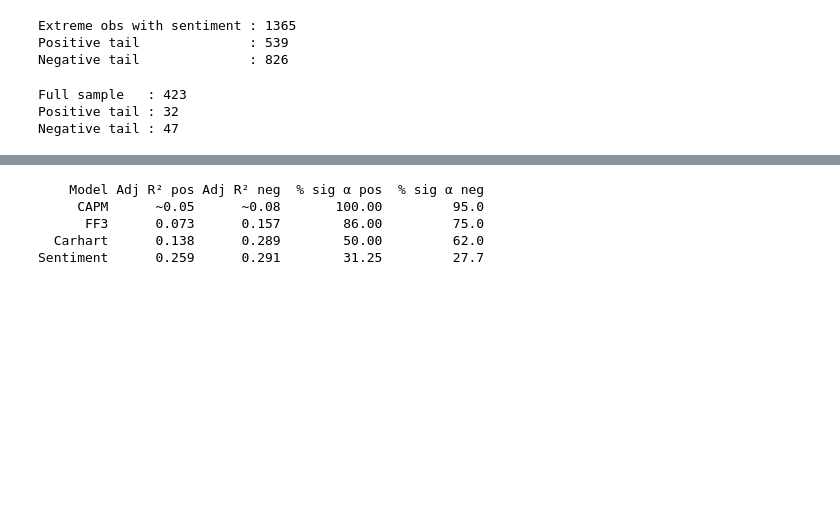
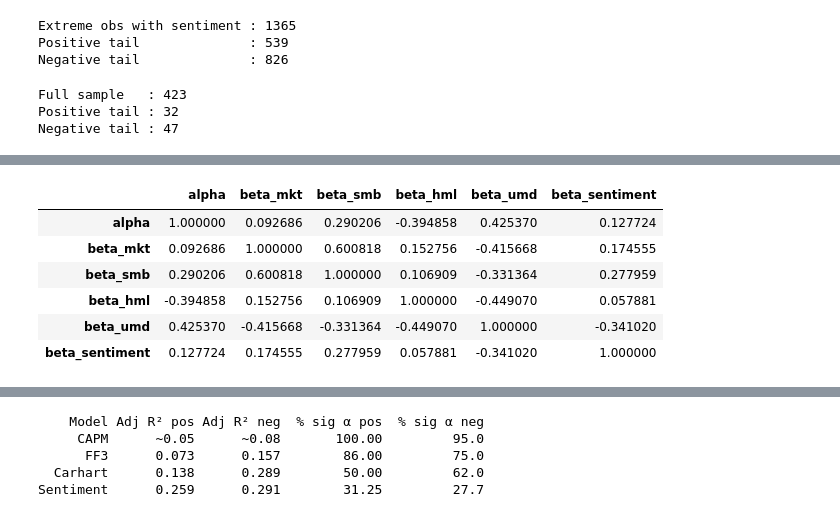
Before and after one commit to PierreNiberon/CFDS-Project, a Jupyter notebook: 13_sentiment.ipynb, the cells around one changed output, grey strips where cells are left out. Saved outputs shown, nothing was run; the diff lists cells and outputs as text; code cells hidden in the pictures; blank space fills up the shorter version.

```diff
--- a/13_sentiment.ipynb
+++ b/13_sentiment.ipynb
@@ -404,3 +397,15 @@ display(comparison.T)
 | median_alpha_ann | 0.032603 | 46.67703 | -38.152934 |
 | pct_sig_alpha | 7.565012 | 31.25 | 27.659574 |
 | pct_sig_sentiment | 5.437352 | 0.0 | 4.255319 |
+# %%
+sentiment_matrix = sentiment_full[['alpha','beta_mkt','beta_smb','beta_hml','beta_umd','beta_sentiment']]
+corr_matrix = sentiment_matrix.corr()
+corr_matrix.style.background_gradient(cmap='coolwarm')
+# %% [output]
+|  | alpha | beta_mkt | beta_smb | beta_hml | beta_umd | beta_sentiment |
+| alpha | 1.000000 | 0.092686 | 0.290206 | -0.394858 | 0.425370 | 0.127724 |
+| beta_mkt | 0.092686 | 1.000000 | 0.600818 | 0.152756 | -0.415668 | 0.174555 |
+| beta_smb | 0.290206 | 0.600818 | 1.000000 | 0.106909 | -0.331364 | 0.277959 |
+| beta_hml | -0.394858 | 0.152756 | 0.106909 | 1.000000 | -0.449070 | 0.057881 |
+| beta_umd | 0.425370 | -0.415668 | -0.331364 | -0.449070 | 1.000000 | -0.341020 |
+| beta_sentiment | 0.127724 | 0.174555 | 0.277959 | 0.057881 | -0.341020 | 1.000000 |
```
Also changed, not shown: parts of 7 cells of this notebook, 4 other files.
